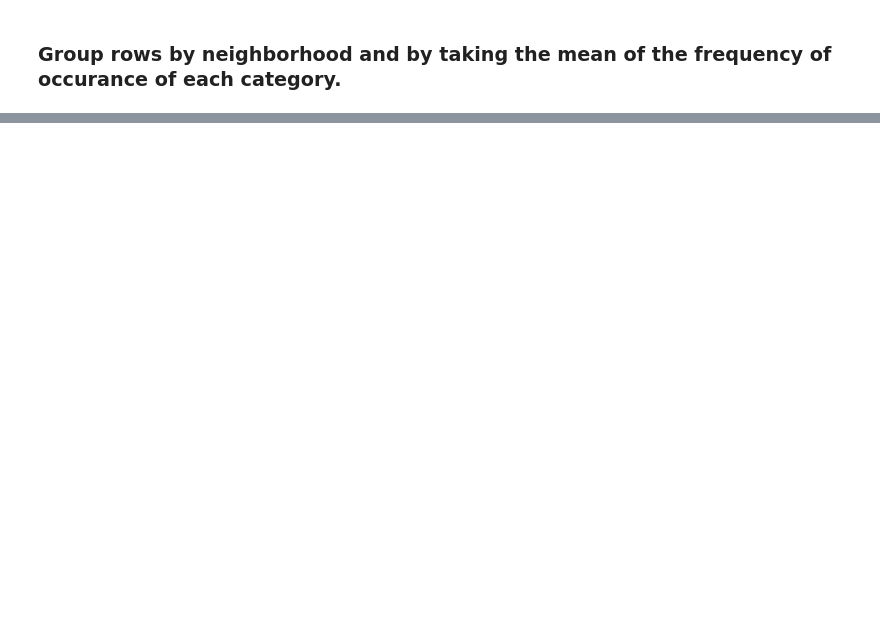
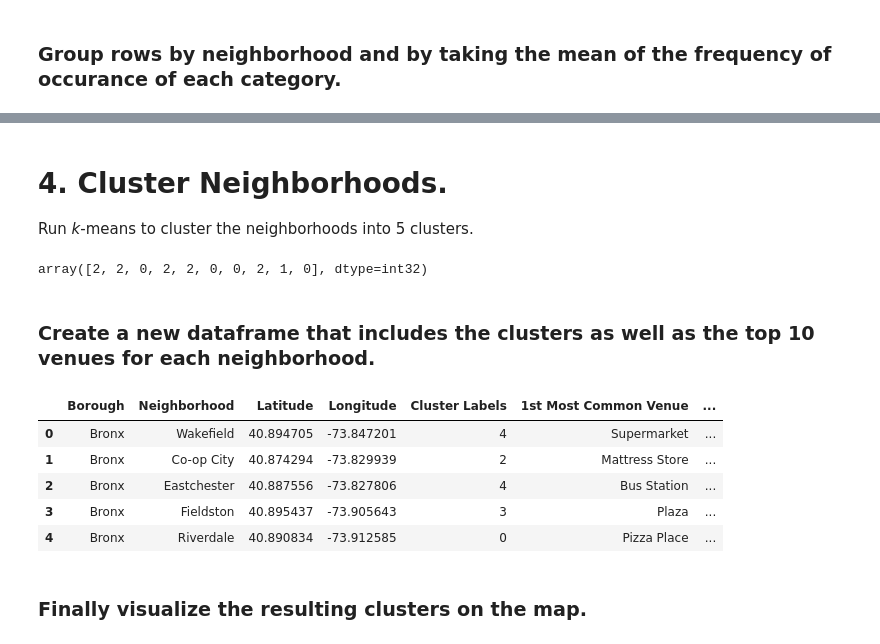
Before and after one commit to AndresLoaiciga/Foursquare-Neighborhood-Segmentation, a Jupyter notebook: Bronx and Brooklyn Neighborhood Comparison .ipynb, the cells around one changed output, grey strips where cells are left out. Drawn from its saved outputs; the diff is of its cells as text; code cells hidden in the pictures; blank space fills up the shorter version.

```diff
--- a/Bronx and Brooklyn Neighborhood Comparison .ipynb
+++ b/Bronx and Brooklyn Neighborhood Comparison .ipynb
@@ -523,0 +585,37 @@ bxbk_grouped
+# %% [markdown]
+# 4. Cluster Neighborhoods.
+Run _k_-means to cluster the neighborhoods into 5 clusters.
+# %%
+# Set the number of clusters
+kclusters = 5
+
+bxbk_clustering = bxbk_grouped.drop('Neighborhood', 1)
+
+# Run the k-means clustering.
+kmeans = KMeans(n_clusters=kclusters, random_state=0).fit(bxbk_clustering)
+
+# Check the cluster labels generated for each row in the dataframe.
+kmeans.labels_[0:10]
+# %% [output]
+array([2, 2, 0, 2, 2, 0, 0, 2, 1, 0], dtype=int32)
+# %% [markdown]
+### Create a new dataframe that includes the clusters as well as the top 10 venues for each neighborhood.
+# %%
+# add clustering labels
+neighborhoods_venues_sorted.insert(0, 'Cluster Labels', kmeans.labels_)
+
+bxbk_merged = bxbk_df
+
+# merge toronto_grouped with toronto_data to add latitude/longitude for each neighborhood
+bxbk_merged = bxbk_merged.join(neighborhoods_venues_sorted.set_index('Neighborhood'), on='Neighborhood')
+
+bxbk_merged.head()
+# %% [output]
+|  | Borough | Neighborhood | Latitude | Longitude | Cluster Labels | 1st Most Common Venue | ... |
+| 0 | Bronx | Wakefield | 40.894705 | -73.847201 | 4 | Supermarket | ... |
+| 1 | Bronx | Co-op City | 40.874294 | -73.829939 | 2 | Mattress Store | ... |
+| 2 | Bronx | Eastchester | 40.887556 | -73.827806 | 4 | Bus Station | ... |
+| 3 | Bronx | Fieldston | 40.895437 | -73.905643 | 3 | Plaza | ... |
+| 4 | Bronx | Riverdale | 40.890834 | -73.912585 | 0 | Pizza Place | ... |
+# %% [markdown]
+### Finally visualize the resulting clusters on the map.
```
Also changed, not shown: parts of 23 cells of this notebook.
